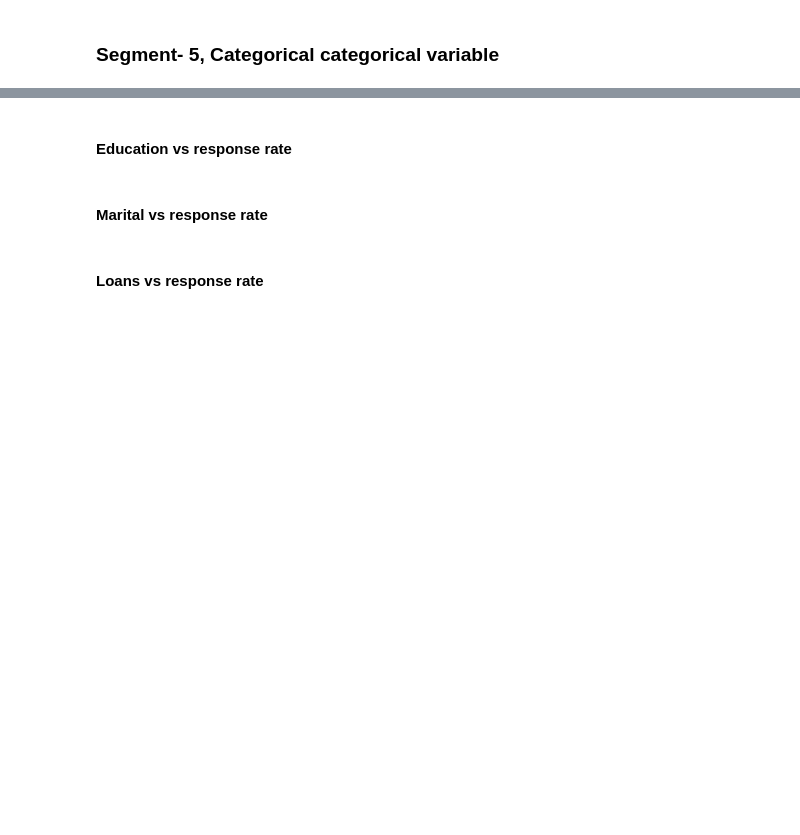
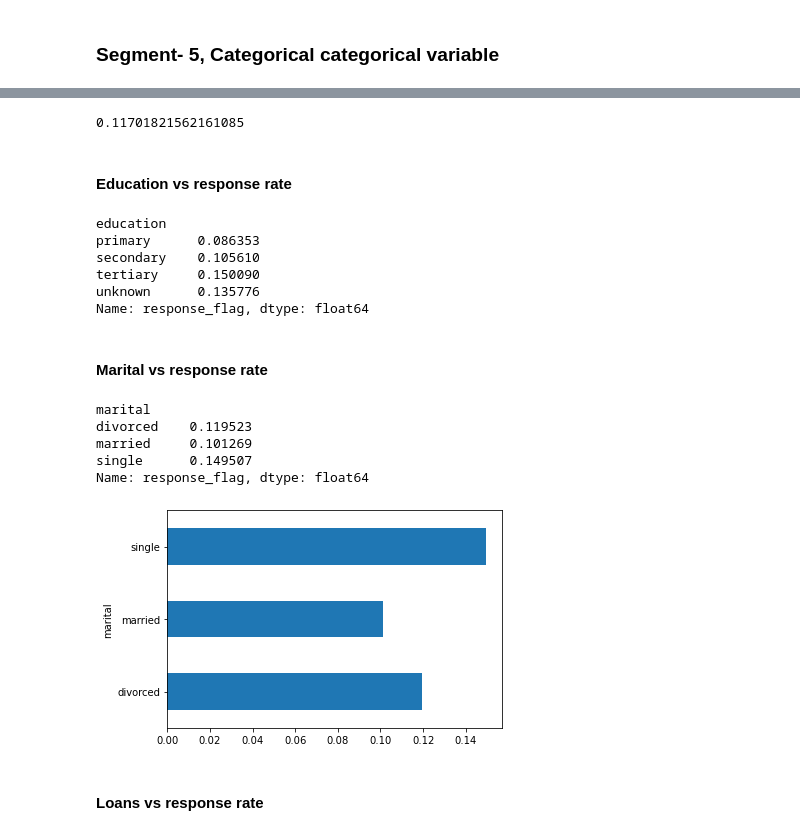
Before and after one commit to deepak7meher/machine-learning, a Jupyter notebook: Bank+Marketing+Campaign.ipynb, the cells around one changed output, grey strips where cells are left out. Cells and saved outputs as stored; diff of their text form; code cells hidden in the pictures; blank space fills up the shorter version.

```diff
--- a/Bank+Marketing+Campaign.ipynb
+++ b/Bank+Marketing+Campaign.ipynb
@@ -756,3 +756,4 @@ Name: salary, dtype: float64
 ### Segment- 5, Categorical categorical variable
 # %%
 #create response_flag of numerical data type where response "yes"= 1, "no"= 0
+inp0['response_flag'] = np.where(inp0.response == 'yes', 1, 0)
@@ -759,13 +766,36 @@ Name: salary, dtype: float64
+# %%
+inp0.response_flag.mean()
+# %% [output]
+0.11701821562161085
 # %% [markdown]
 #### Education vs response rate
 # %%
 #calculate the mean of response_flag with different education categories.
+edu_groupby.response_flag.mean()
+# %% [output]
+education
+primary      0.086353
+secondary    0.105610
+tertiary     0.150090
+unknown      0.135776
+Name: response_flag, dtype: float64
 # %% [markdown]
 #### Marital vs response rate
 # %%
 #calculate the mean of response_flag with different marital status categories.
+inp0.groupby('marital')['response_flag'].mean()
+# %% [output]
+marital
+divorced    0.119523
+married     0.101269
+single      0.149507
+Name: response_flag, dtype: float64
 # %%
 #plot the bar graph of marital status with average value of response_flag
+inp0.groupby('marital')['response_flag'].mean().plot.barh()
+plt.show()
+# %% [output]
+[figure, added]
 # %% [markdown]
 #### Loans vs response rate
 # %%
```
Also changed, not shown: parts of 8 cells of this notebook.
